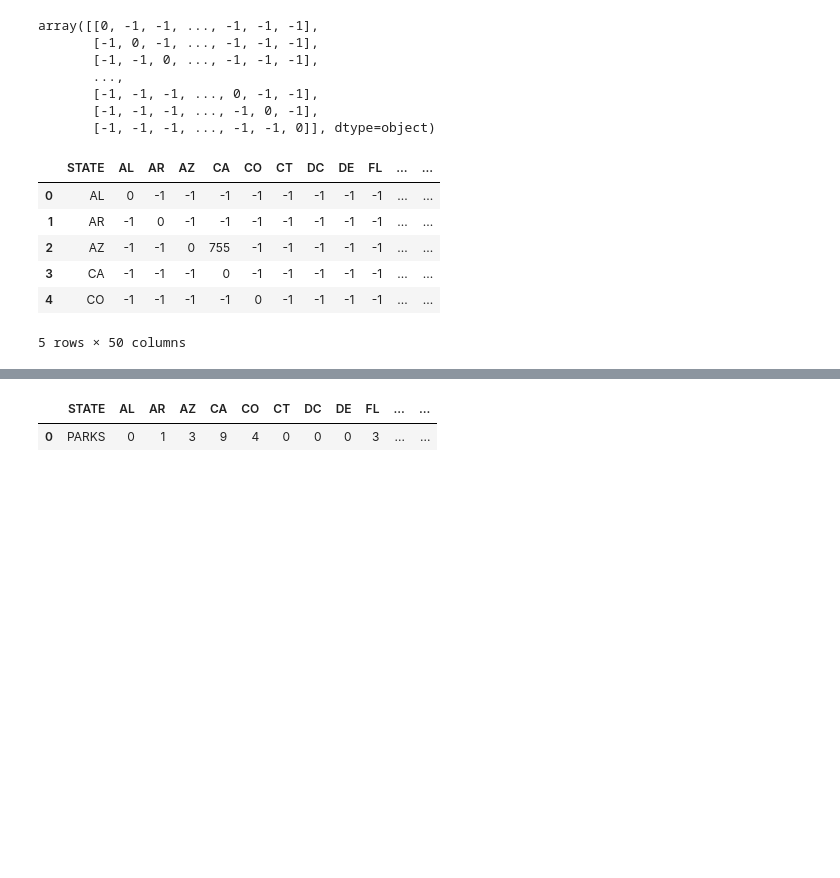
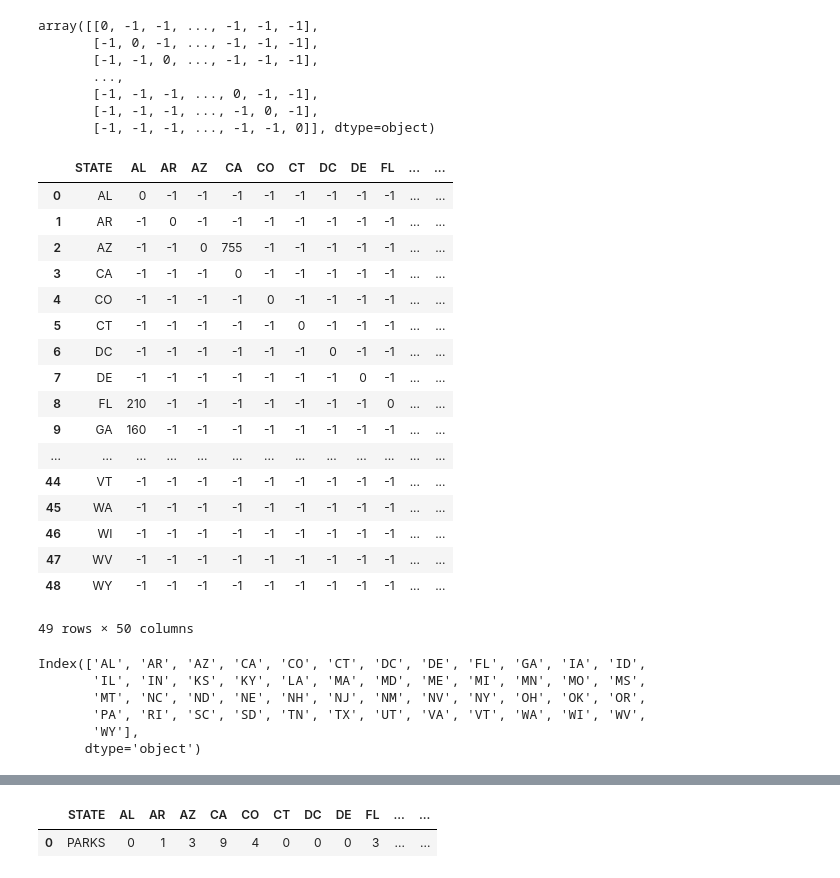
Before and after one commit to MSP21SCM33N/ShortestPath, a Jupyter notebook: src/playground.ipynb, the cells around one changed output, grey strips where cells are left out. Cells and saved outputs as stored; diff of their text form; code cells hidden in the pictures; blank space fills up the shorter version.

```diff
--- a/src/playground.ipynb
+++ b/src/playground.ipynb
@@ -16,12 +16,23 @@ array([[0, -1, -1, ..., -1, -1, -1],
        [-1, -1, -1, ..., -1, 0, -1],
        [-1, -1, -1, ..., -1, -1, 0]], dtype=object)
 # %%
-driv.head()
+driv.head(52)
 # %% [output]
 |  | STATE | AL | AR | AZ | CA | CO | CT | DC | DE | FL | ... | ... |
 | 0 | AL | 0 | -1 | -1 | -1 | -1 | -1 | -1 | -1 | -1 | ... | ... |
 | 1 | AR | -1 | 0 | -1 | -1 | -1 | -1 | -1 | -1 | -1 | ... | ... |
 | 2 | AZ | -1 | -1 | 0 | 755 | -1 | -1 | -1 | -1 | -1 | ... | ... |
 | 3 | CA | -1 | -1 | -1 | 0 | -1 | -1 | -1 | -1 | -1 | ... | ... |
 | 4 | CO | -1 | -1 | -1 | -1 | 0 | -1 | -1 | -1 | -1 | ... | ... |
+| 5 | CT | -1 | -1 | -1 | -1 | -1 | 0 | -1 | -1 | -1 | ... | ... |
+| 6 | DC | -1 | -1 | -1 | -1 | -1 | -1 | 0 | -1 | -1 | ... | ... |
+| 7 | DE | -1 | -1 | -1 | -1 | -1 | -1 | -1 | 0 | -1 | ... | ... |
+| 8 | FL | 210 | -1 | -1 | -1 | -1 | -1 | -1 | -1 | 0 | ... | ... |
+| 9 | GA | 160 | -1 | -1 | -1 | -1 | -1 | -1 | -1 | -1 | ... | ... |
+| ... | ... | ... | ... | ... | ... | ... | ... | ... | ... | ... | ... | ... |
+| 44 | VT | -1 | -1 | -1 | -1 | -1 | -1 | -1 | -1 | -1 | ... | ... |
+| 45 | WA | -1 | -1 | -1 | -1 | -1 | -1 | -1 | -1 | -1 | ... | ... |
+| 46 | WI | -1 | -1 | -1 | -1 | -1 | -1 | -1 | -1 | -1 | ... | ... |
+| 47 | WV | -1 | -1 | -1 | -1 | -1 | -1 | -1 | -1 | -1 | ... | ... |
+| 48 | WY | -1 | -1 | -1 | -1 | -1 | -1 | -1 | -1 | -1 | ... | ... |
-5 rows × 50 columns
+49 rows × 50 columns
@@ -27,0 +41,9 @@ driv.head()
+# %%
+ls
+# %% [output]
+Index(['AL', 'AR', 'AZ', 'CA', 'CO', 'CT', 'DC', 'DE', 'FL', 'GA', 'IA', 'ID',
+       'IL', 'IN', 'KS', 'KY', 'LA', 'MA', 'MD', 'ME', 'MI', 'MN', 'MO', 'MS',
+       'MT', 'NC', 'ND', 'NE', 'NH', 'NJ', 'NM', 'NV', 'NY', 'OH', 'OK', 'OR',
+       'PA', 'RI', 'SC', 'SD', 'TN', 'TX', 'UT', 'VA', 'VT', 'WA', 'WI', 'WV',
+       'WY'],
+      dtype='object')
```
Also changed, not shown: parts of 6 cells of this notebook.
